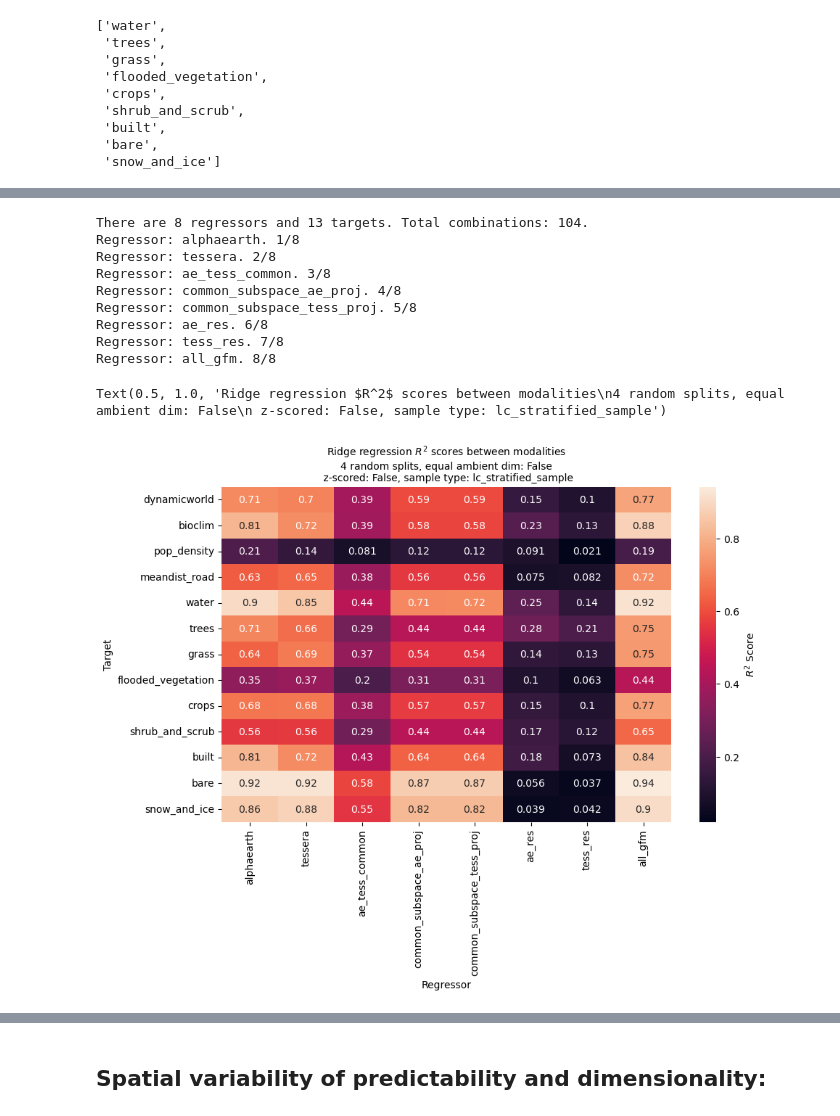
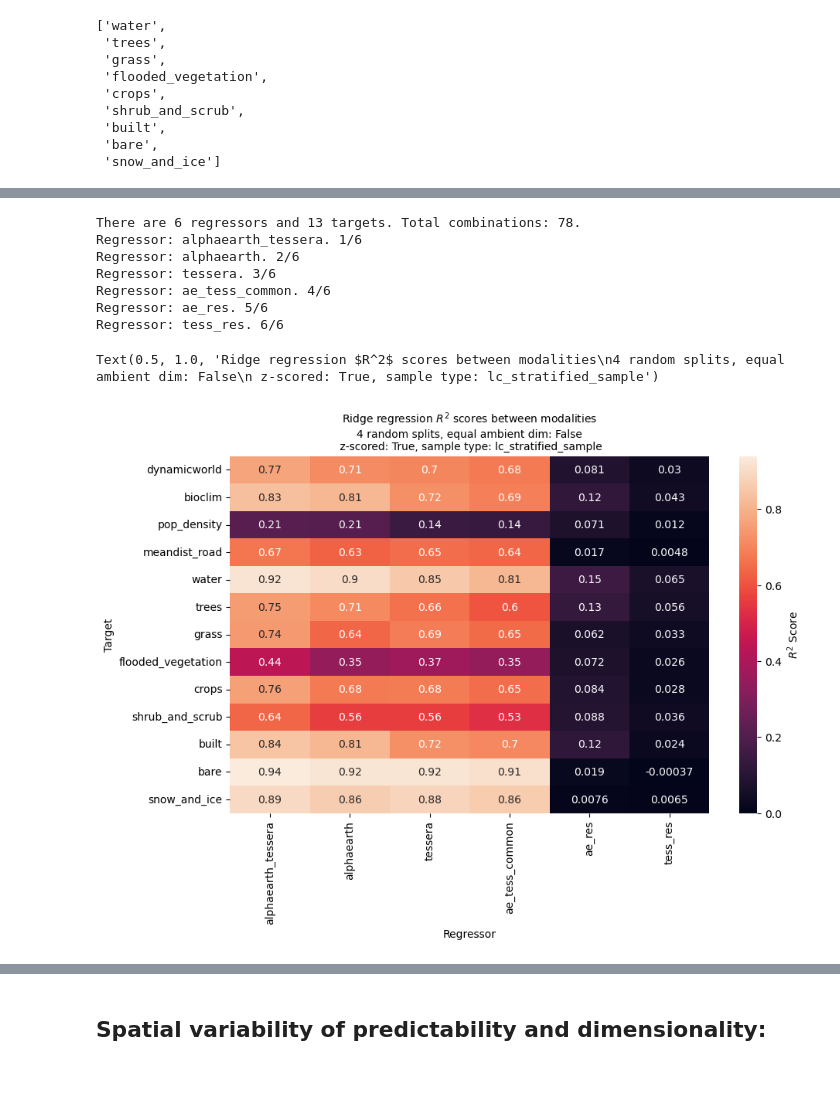
Before and after one commit to WUR-AI/interpret_earth_embeddings, a Jupyter notebook: notebooks/Explain embeddings.ipynb, the cells around one changed output, grey strips where cells are left out. Drawn from its saved outputs; the diff is of its cells as text; code cells hidden in the pictures; blank space fills up the shorter version.

```diff
--- a/notebooks/Explain embeddings.ipynb
+++ b/notebooks/Explain embeddings.ipynb
@@ -120,10 +125,9 @@ col_names['dynamicworld']
 n_splits = 4
 
 sample_type = 'lc_stratified_sample'
-zscore_embeddings = False
 pca_equalize_ambient_dim = False
 
-df_all, col_names = du.merge_modalities(parent_folder=data_folder, sample_type=sample_type, zscore_embeddings=zscore_embeddings)
+df_all, col_names = du.merge_modalities(parent_folder=data_folder, sample_type=sample_type, zscore_embeddings=False)
 
 gfm_mods = ['alphaearth', 'tessera', 'satclip', 'geoclip']
 regressor_list = list(gfm_mods)
@@ -138,20 +142,21 @@ col_names['meandist_road'] = ['meandist_road']
 for c in col_names['dynamicworld']:
     col_names[c]= [c]
 regressor_list.append('all_gfm')  ## add all_gfm as a regressor (predefined in du.merge_modalities)
-target_list = ['dynamicworld', 'bioclim', 'pop_density', 'meandist_road'] + col_names['dynamicworld']
+target_list = ['dynamicworld', 'bioclim', 'pop_density', 'meandist_road'] #+ col_names['dynamicworld']
 
 r2_matrix = ou.get_overlap_matrix(df_all=df_all, col_names=col_names, method='regression',
                                   regressor_list=regressor_list, target_list=target_list,
                                   metric='r2',
                                   verbose=1, kwargs_for_method={'n_splits': n_splits, 'equalize_ambient_dim': pca_equalize_ambient_dim,
-                                                                 'regression_method': 'ridge'})
+                                                                 'regression_method': 'ridge', 'zscore_embeddings': True})
 
 fig = plt.figure(figsize=(10, 6))
 ax = fig.add_subplot(111)
 sns.heatmap(r2_matrix.T, xticklabels=regressor_list, yticklabels=target_list, annot=True,# vmin=0, vmax=1,
-            cbar_kws={'label': r"$R^2$" + ' Score'}, ax=ax)
+            # cbar_kws={'label': r"$R^2$" + ' Score'}, ax=ax)
+            cbar_kws={'label': 'Normalised MSE'}, ax=ax)
 plt.xlabel('Regressor')
 plt.ylabel('Target')
-plt.title(f'Ridge regression $R^2$ scores between modalities\n{n_splits} random splits, equal ambient dim: {pca_equalize_ambient_dim}\n z-scored: {zscore_embeddings}, sample type: {sample_type}',
+plt.title(f'Ridge regression MSE scores between modalities\n{n_splits} random splits, equal ambient dim: {pca_equalize_ambient_dim}\n sample type: {sample_type}',
         fontsize=10)
 # %% [output]
@@ -176,0 +246,6 @@ Text(0.5, 1.0, 'Ridge regression $R^2$ scores between modalities\n4 random split
+# %%
+tmp = pd.read_csv(os.path.join(data_folder, 'tessera_centre/biomass_tessera_centre.csv'))
+tmp
+tmp = tmp.loc[:, ~tmp.columns.str.contains('^Unnamed')]# data_folder
+tmp
+tmp.to_csv(os.path.join(data_folder, 'tessera_centre/biomass_tessera_centre.csv'), index=False)
@@ -214,7 +350,7 @@ df_all, col_names = du.merge_modalities(parent_folder=data_folder, sample_type=s
 v_ae = df_all[col_names['alphaearth']].T
 v_tess = df_all[col_names['tessera']].T
 
-W1, W2, C, E1, E2, svd = find_common_subspace(v_ae, v_tess, K=20)
+W1, W2, C, E1, E2, svd = find_common_subspace(v_ae, v_tess, K=64)
 
 add_to_df = True
 if add_to_df:
@@ -226,7 +362,11 @@ if add_to_df:
     df_incl_common = pd.concat([df_all, pd.DataFrame(new_df)], axis=1)
 
 cumvar = svd.explained_variance_ratio_.cumsum()
-plt.plot(np.concatenate([np.array([0]), cumvar]), '.-')
+fig = plt.figure(figsize=(6, 3))
+ax = fig.add_subplot(111)
+ax.plot(np.concatenate([np.array([0]), cumvar]), '.-')
+ax.set_xlabel('Number of SVs')
+ax.set_ylabel('Cumulative explained variance ratio')
 # %% [output]
 Warning: tessera_centre.zip in /Users/tplas/data/dw_sampled_locations/data_spherical/ is not a recognised modality folder, skipping.
 Warning: human_footprint in /Users/tplas/data/dw_sampled_locations/data_spherical/ is not a recognised modality folder, skipping.
@@ -246,48 +387,47 @@ Sample lc_stratified_sample has 9693 data points out of 18393.
 
 n_splits = 4
 pca_equalize_ambient_dim = False
-zscore_embeddings = False
+zscore_embeddings = True
 col_names['ae_tess_common'] = [f'common_subspace_ae_tess_{i}' for i in range(C.shape[0])]
 col_names['common_subspace_ae_proj'] = [f'common_subspace_ae_proj_{i}' for i in range(E1.shape[0])]
 col_names['common_subspace_tess_proj'] = [f'common_subspace_tess_proj_{i}' for i in range(E2.shape[0])]
 col_names['ae_res'] = [f'residual_ae_{i}' for i in range(E1.shape[0])]
 col_names['tess_res'] = [f'residual_tess_{i}' for i in range(E2.shape[0])]
+col_names[f'alphaearth_tessera'] = col_names['alphaearth'] + col_names['tessera']
 
-regressor_list = ['alphaearth', 'tessera', 'ae_tess_common', 'common_subspace_ae_proj', 'common_subspace_tess_proj', 'ae_res', 'tess_res']
+regressor_list = ['alphaearth_tessera', 'alphaearth', 'tessera', 'ae_tess_common', 'ae_res', 'tess_res']
 
 col_names['pop_density'] = ['pop_density']
 col_names['meandist_road'] = ['meandist_road']
 for c in col_names['dynamicworld']:
     col_names[c]= [c]
-regressor_list.append('all_gfm')  ## add all_gfm as a regressor (predefined in du.merge_modalities)
+# regressor_list.append('all_gfm')  ## add all_gfm as a regressor (predefined in du.merge_modalities)
 target_list = ['dynamicworld', 'bioclim', 'pop_density', 'meandist_road'] + col_names['dynamicworld']
 
 r2_matrix = ou.get_overlap_matrix(df_all=df_incl_common, col_names=col_names, method='regression',
                                   regressor_list=regressor_list, target_list=target_list,
                                   metric='r2',
                                   verbose=1, kwargs_for_method={'n_splits': n_splits, 'equalize_ambient_dim': pca_equalize_ambient_dim,
-                                                                 'regression_method': 'ridge'})
+                                                                 'regression_method': 'ridge', 'zscore_embeddings': zscore_embeddings})
 
 fig = plt.figure(figsize=(10, 6))
 ax = fig.add_subplot(111)
 sns.heatmap(r2_matrix.T, xticklabels=regressor_list, yticklabels=target_list, annot=True,# vmin=0, vmax=1,
             cbar_kws={'label': r"$R^2$" + ' Score'}, ax=ax)
 plt.xlabel('Regressor')
 plt.ylabel('Target')
 plt.title(f'Ridge regression $R^2$ scores between modalities\n{n_splits} random splits, equal ambient dim: {pca_equalize_ambient_dim}\n z-scored: {zscore_embeddings}, sample type: {sample_type}',
         fontsize=10)
 # %% [output]
-There are 8 regressors and 13 targets. Total combinations: 104.
-Regressor: alphaearth. 1/8
-Regressor: tessera. 2/8
-Regressor: ae_tess_common. 3/8
-Regressor: common_subspace_ae_proj. 4/8
-Regressor: common_subspace_tess_proj. 5/8
-Regressor: ae_res. 6/8
-Regressor: tess_res. 7/8
-Regressor: all_gfm. 8/8
+There are 6 regressors and 13 targets. Total combinations: 78.
+Regressor: alphaearth_tessera. 1/6
+Regressor: alphaearth. 2/6
+Regressor: tessera. 3/6
+Regressor: ae_tess_common. 4/6
+Regressor: ae_res. 5/6
+Regressor: tess_res. 6/6
-Text(0.5, 1.0, 'Ridge regression $R^2$ scores between modalities\n4 random splits, equal ambient dim: False\n z-scored: False, sample type: lc_stratified_sample')
+Text(0.5, 1.0, 'Ridge regression $R^2$ scores between modalities\n4 random splits, equal ambient dim: False\n z-scored: True, sample type: lc_stratified_sample')
-[figure, old version]
+[figure, new version]
 # %%
 ## Get different combinations of GFMs as regressors, and only geospatial modalities as targets:
 
```
Also changed, not shown: parts of 10 cells of this notebook, 2 other files.
